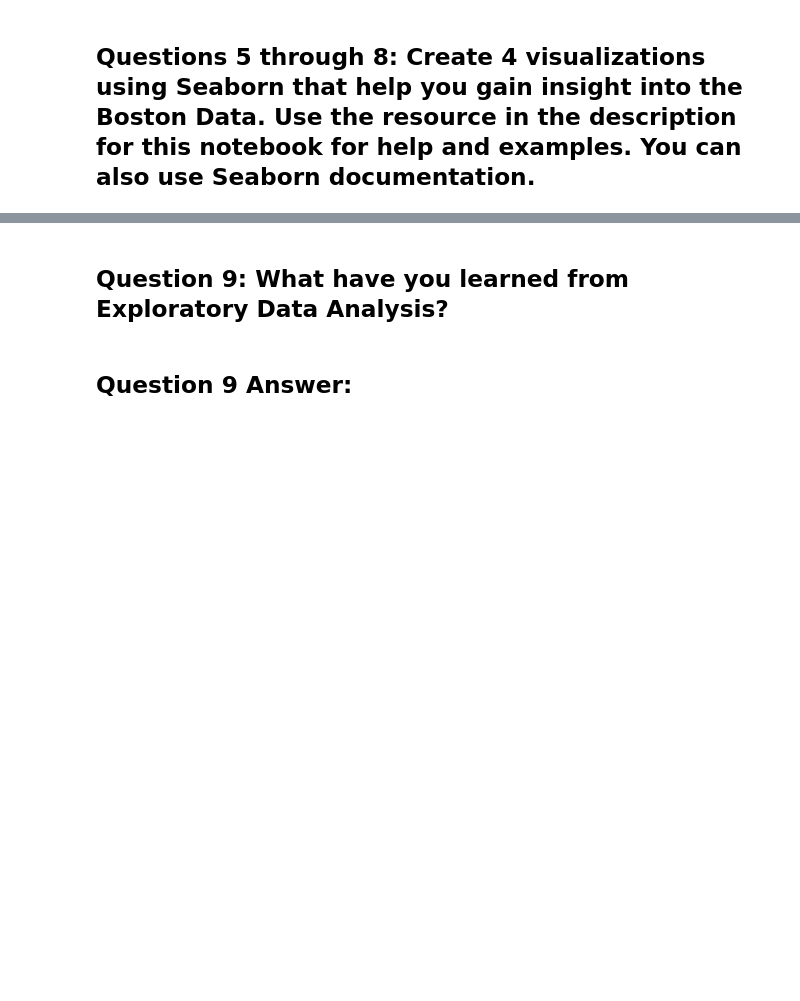
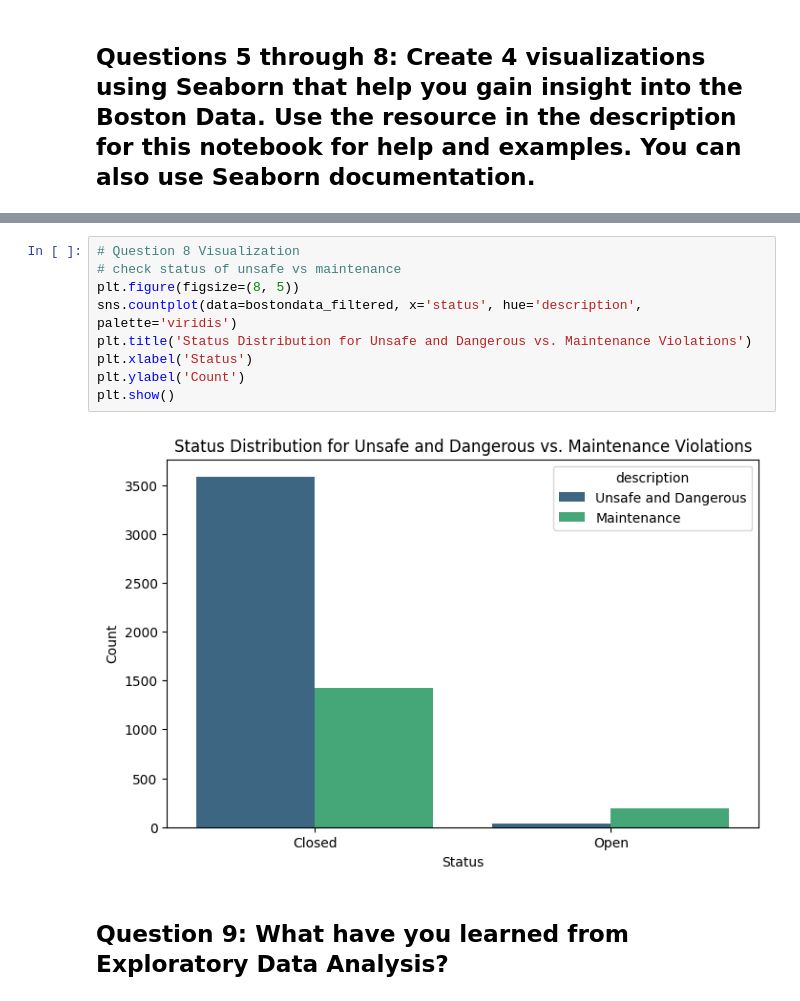
Before and after one commit to oscarno22/boston-data, a Jupyter notebook: Boston_Data_Exploration.ipynb, the cells around one changed output, grey strips where cells are left out. Saved outputs shown, nothing was run; the diff lists cells and outputs as text; blank space fills up the shorter version.

```diff
--- a/Boston_Data_Exploration.ipynb
+++ b/Boston_Data_Exploration.ipynb
@@ -214,4 +240,13 @@ memory usage: 1.0+ MB
+# %%
+# Question 8 Visualization
+# check status of unsafe vs maintenance
+plt.figure(figsize=(8, 5))
+sns.countplot(data=bostondata_filtered, x='status', hue='description', palette='viridis')
+plt.title('Status Distribution for Unsafe and Dangerous vs. Maintenance Violations')
+plt.xlabel('Status')
+plt.ylabel('Count')
+plt.show()
+# %% [output]
+[figure, added]
 # %% [markdown]
 ## Question 9:  What have you learned from Exploratory Data Analysis?
-# %% [markdown]
-## Question 9 Answer:
```
Also changed, not shown: parts of 11 cells of this notebook.
